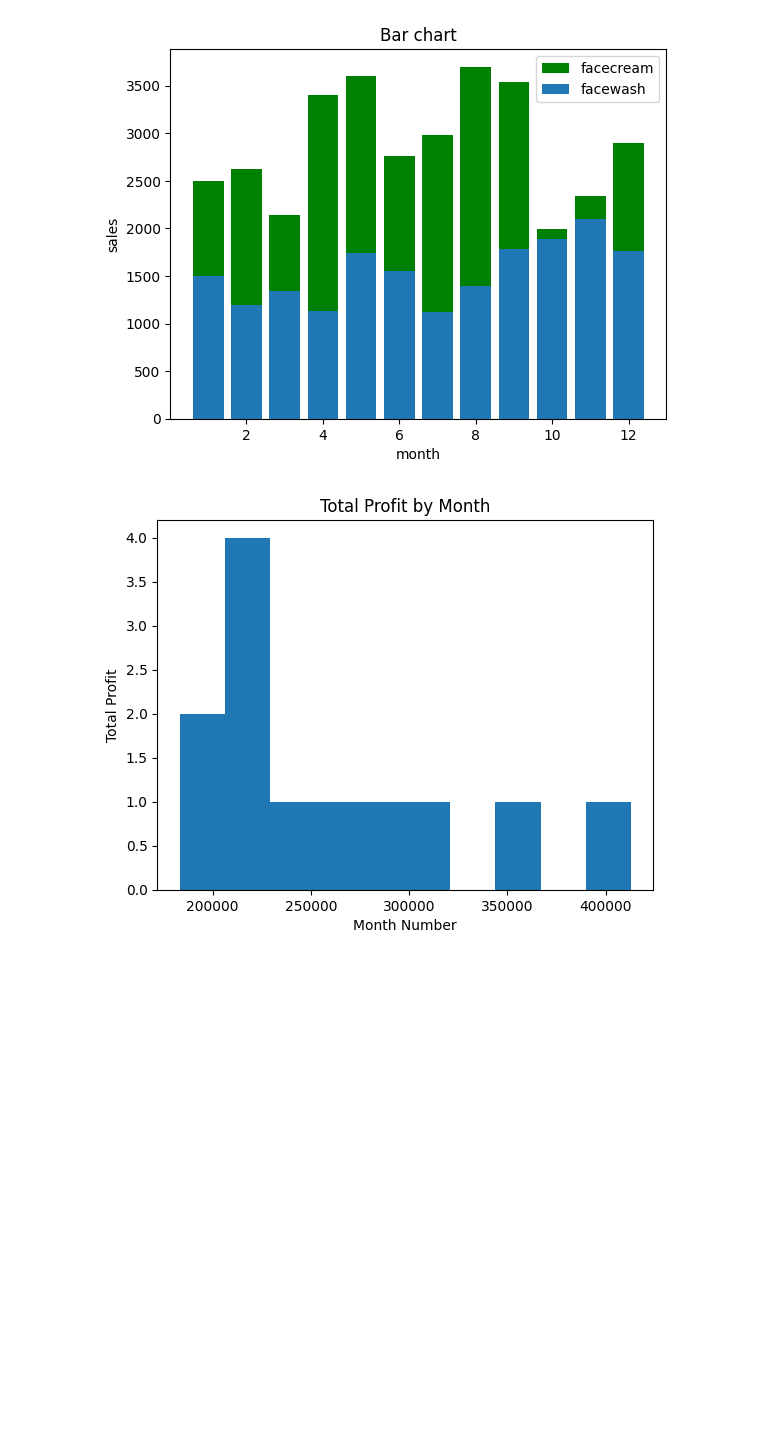
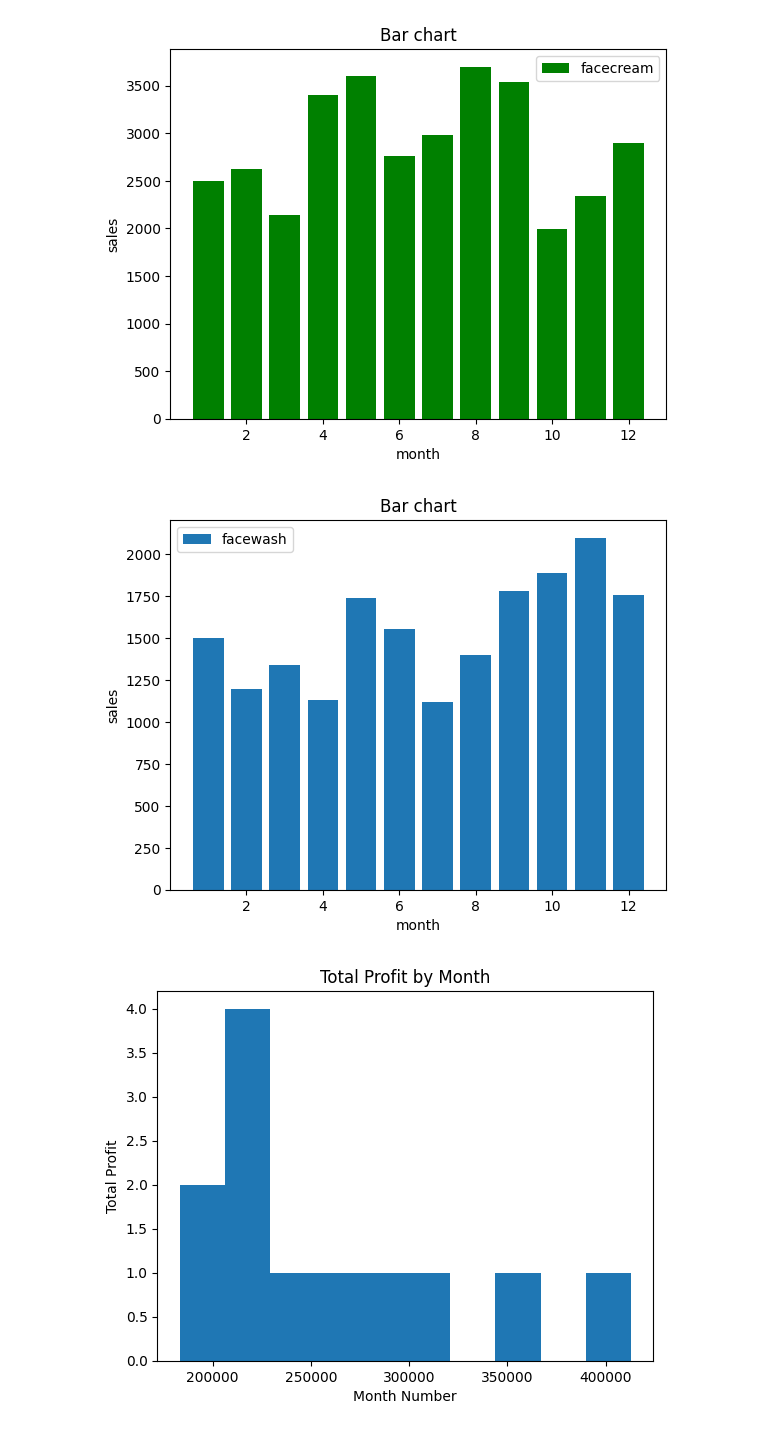
Before and after one commit to 1diyabansal/big-data, a Jupyter notebook: lab_eval_mca3_202301073.ipynb, the cells around one changed output. Saved outputs shown, nothing was run; the diff lists cells and outputs as text; code cells hidden in the pictures; blank space fills up the shorter version.

```diff
--- a/lab_eval_mca3_202301073.ipynb
+++ b/lab_eval_mca3_202301073.ipynb
@@ -3,7 +3,7 @@
 # %%
 # 1 ques
 
-import numpy as np
+
 import pandas as pd
 import matplotlib.pyplot as plt
 import io
@@ -12,14 +12,23 @@ import seaborn as sns
 data=pd.read_csv("/content/company_sales_data.csv")
 data
 plt.bar(data["month_number"],data["facecream"],label="facecream",color='green')
-plt.bar(data["month_number"],data["facewash"],label="facewash")
+
 plt.xlabel('month')
 plt.ylabel('sales')
 plt.title("Bar chart")
 plt.legend()
 plt.show()
 # %% [output]
-[figure, old version]
+[figure, new version]
+# %%
+plt.bar(data["month_number"],data["facewash"],label="facewash")
+plt.xlabel('month')
+plt.ylabel('sales')
+plt.title("Bar chart")
+plt.legend()
+plt.show()
+# %% [output]
+[figure, added]
 # %%
 #2 ques
 
```
